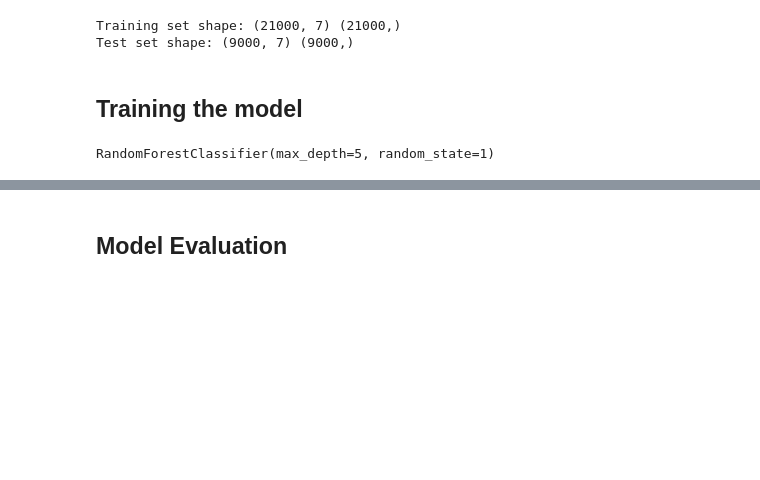
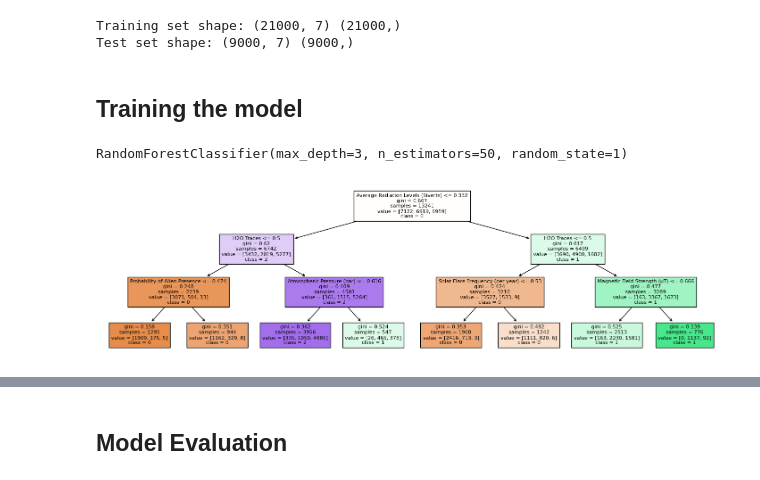
Before and after one commit to swiss-ai-center/a-guide-to-mlops, a Jupyter notebook: jupyter-notebook.ipynb, the cells around one changed output, grey strips where cells are left out. Saved outputs shown, nothing was run; the diff lists cells and outputs as text; code cells hidden in the pictures; blank space fills up the shorter version.

```diff
--- a/jupyter-notebook.ipynb
+++ b/jupyter-notebook.ipynb
@@ -115,9 +116,16 @@ from sklearn.ensemble import RandomForestClassifier
 # %%
 # Train the model
-model = RandomForestClassifier(n_estimators=100, max_depth=5, random_state=1)
+model = RandomForestClassifier(n_estimators=50, max_depth=3, random_state=1)
 model.fit(X_train, y_train)
 # %% [output]
-RandomForestClassifier(max_depth=5, random_state=1)
+RandomForestClassifier(max_depth=3, n_estimators=50, random_state=1)
+# %%
+# Visualize the decision tree
+plt.figure(figsize=(18, 5))
+plot_tree(model.estimators_[0], feature_names=data_df.columns, class_names=["0", "1", "2"], filled=True, fontsize=8)
+plt.show()
+# %% [output]
+[figure, added]
 # %%
 # Calculate feature importances
 importances = model.feature_importances_
```
Also changed, not shown: parts of 3 cells of this notebook.
